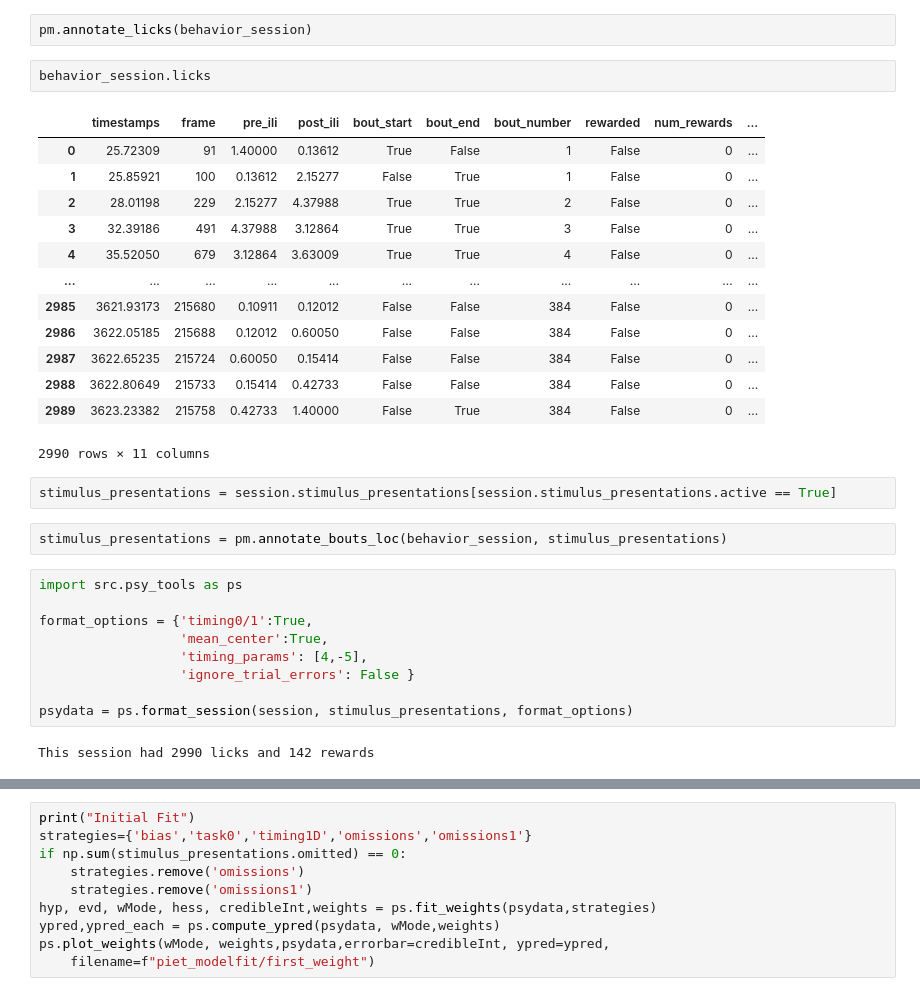
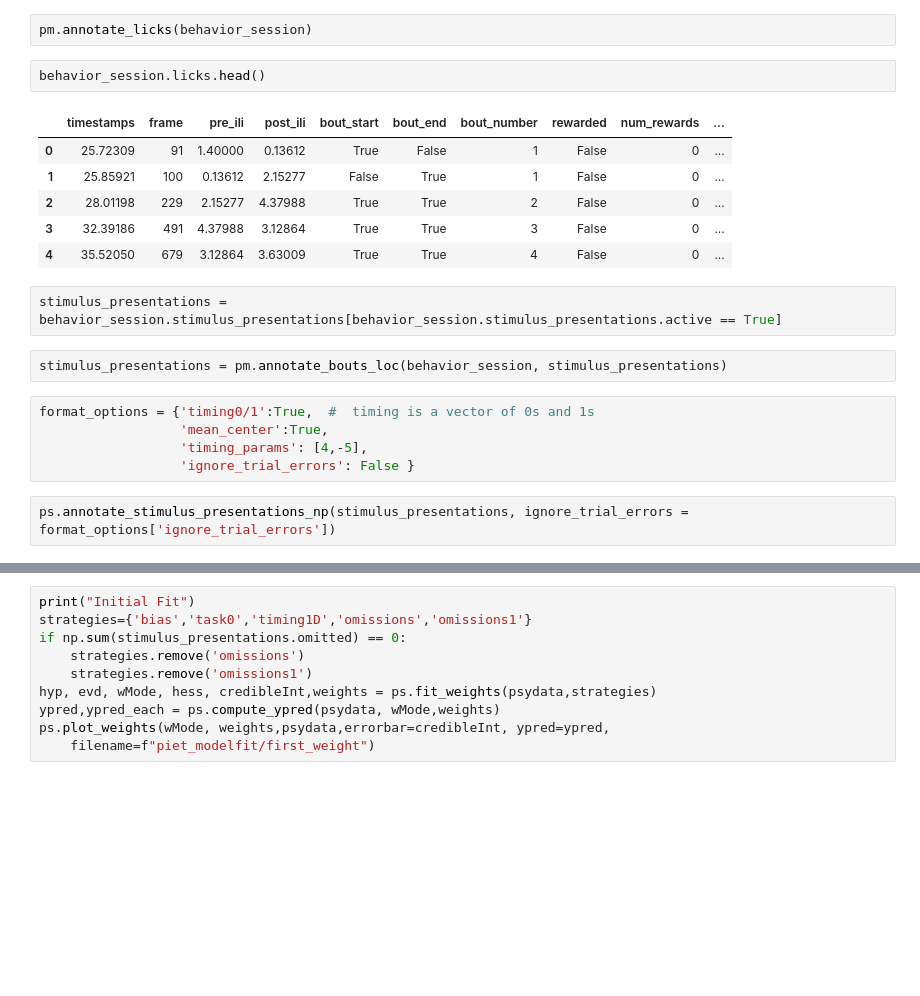
Before and after one commit to cici-xingyu-zheng/swdb_2024_strategy, a Jupyter notebook: test_piet_functions.ipynb, the cells around one changed output, grey strips where cells are left out. Drawn from its saved outputs; the diff is of its cells as text; blank space fills up the shorter version.

```diff
--- a/test_piet_functions.ipynb
+++ b/test_piet_functions.ipynb
@@ -76,33 +57,22 @@ behavior_session.licks
 # %%
 pm.annotate_licks(behavior_session)
 # %%
-behavior_session.licks
+behavior_session.licks.head()
 # %% [output]
 |  | timestamps | frame | pre_ili | post_ili | bout_start | bout_end | bout_number | rewarded | num_rewards | ... |
 | 0 | 25.72309 | 91 | 1.40000 | 0.13612 | True | False | 1 | False | 0 | ... |
 | 1 | 25.85921 | 100 | 0.13612 | 2.15277 | False | True | 1 | False | 0 | ... |
 | 2 | 28.01198 | 229 | 2.15277 | 4.37988 | True | True | 2 | False | 0 | ... |
 | 3 | 32.39186 | 491 | 4.37988 | 3.12864 | True | True | 3 | False | 0 | ... |
 | 4 | 35.52050 | 679 | 3.12864 | 3.63009 | True | True | 4 | False | 0 | ... |
-| ... | ... | ... | ... | ... | ... | ... | ... | ... | ... | ... |
-| 2985 | 3621.93173 | 215680 | 0.10911 | 0.12012 | False | False | 384 | False | 0 | ... |
-| 2986 | 3622.05185 | 215688 | 0.12012 | 0.60050 | False | False | 384 | False | 0 | ... |
-| 2987 | 3622.65235 | 215724 | 0.60050 | 0.15414 | False | False | 384 | False | 0 | ... |
-| 2988 | 3622.80649 | 215733 | 0.15414 | 0.42733 | False | False | 384 | False | 0 | ... |
-| 2989 | 3623.23382 | 215758 | 0.42733 | 1.40000 | False | True | 384 | False | 0 | ... |
-2990 rows × 11 columns
 # %%
-stimulus_presentations = session.stimulus_presentations[session.stimulus_presentations.active == True]
+stimulus_presentations = behavior_session.stimulus_presentations[behavior_session.stimulus_presentations.active == True]
 # %%
 stimulus_presentations = pm.annotate_bouts_loc(behavior_session, stimulus_presentations)
 # %%
-import src.psy_tools as ps
-
-format_options = {'timing0/1':True,
+format_options = {'timing0/1':True,  #  timing is a vector of 0s and 1s
                   'mean_center':True,
                   'timing_params': [4,-5],
                   'ignore_trial_errors': False }
-
-psydata = ps.format_session(session, stimulus_presentations, format_options)
-# %% [output]
-This session had 2990 licks and 142 rewards
+# %%
+ps.annotate_stimulus_presentations_np(stimulus_presentations, ignore_trial_errors = format_options['ignore_trial_errors'])
```
Also changed, not shown: parts of 14 cells of this notebook, 14 other files.
